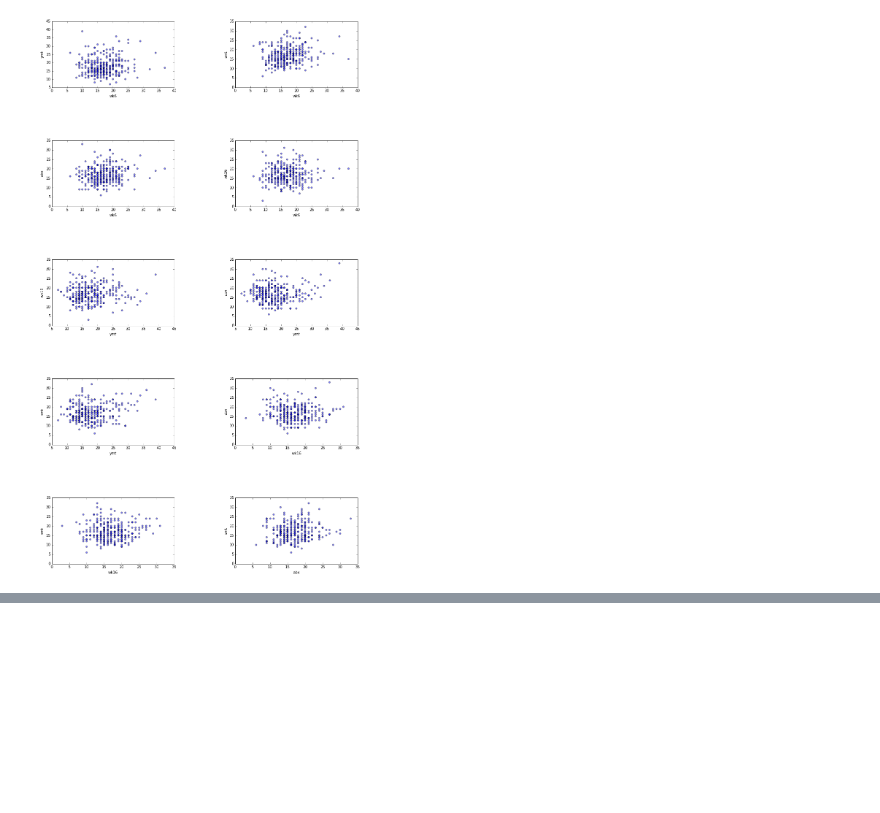
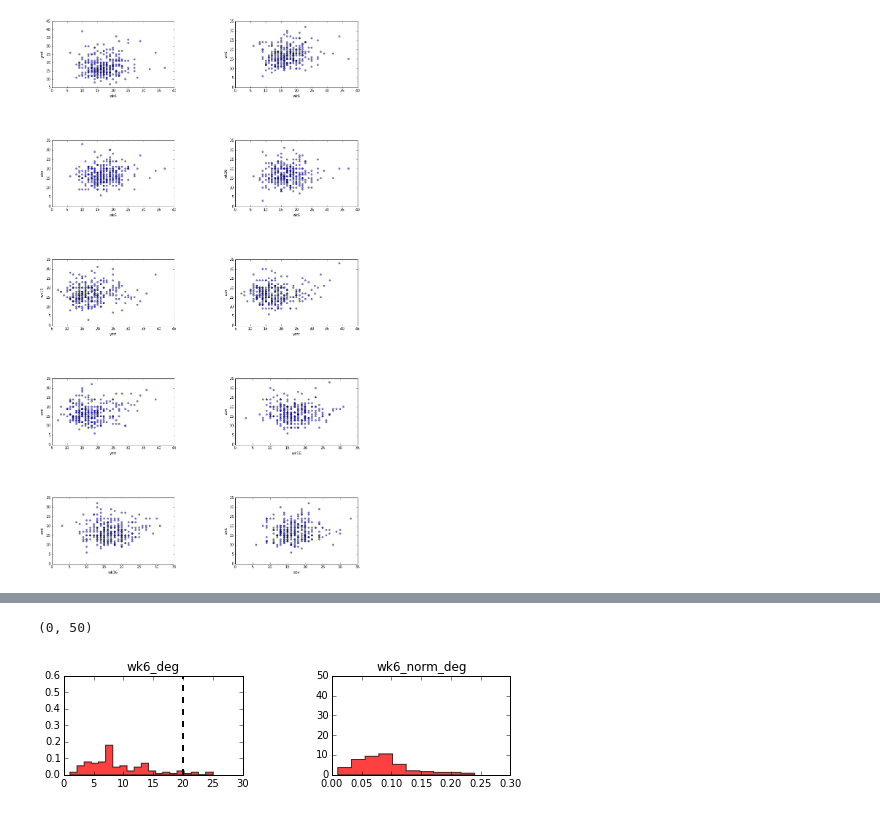
Before and after one commit to dvalenzano/uBiome_Network, a Jupyter notebook: Network_distribution_powerfit.ipynb, the cells around one changed output, grey strips where cells are left out. Saved outputs shown, nothing was run; the diff lists cells and outputs as text; code cells hidden in the pictures; blank space fills up the shorter version.

```diff
--- a/Network_distribution_powerfit.ipynb
+++ b/Network_distribution_powerfit.ipynb
@@ -537,0 +540,4 @@ plt.show()
+# %%
+import numpy as np
+genus = open('../data/DATA_genus_network_cut_20_iterations.txt', 'rU').read()
+genusarr = np.array([i.split('\t') for i in genus.split('\n')[:-1]])
@@ -537,0 +561,28 @@ plt.show()
+# %%
+wk6_g = [i for i in genusarr[1:] if i[1] == 'YI']
+wk16_g = [i for i in genusarr[1:] if i[1] == 'WT']
+ymt_g = [i for i in genusarr[1:] if i[1] == 'YM']
+abx_g = [i for i in genusarr[1:] if i[1] == 'ABX']
+smt_g = [i for i in genusarr[1:] if i[1] == 'SM']
+# %%
+plt.figure(figsize=(8,1))
+
+plt.subplot(1,2,1)
+
+n, bins, patches = plt.hist([int(i[0]) for i in wk6_g], 20, normed=1, facecolor='r', alpha=0.75, histtype='stepfilled')
+plt.title('wk6_deg')
+plt.subplots_adjust(top=1.5, hspace=0.8, wspace=0.5)
+#plt.axvline(np.percentile(np.array([int(i[0]) for i in wk6_g]), 90), color='k', linestyle='--', lw=2)
+plt.axvline(np.percentile(np.array([int(i[0]) for i in wk6_g]), 95), color='k', linestyle='--', lw=2)
+plt.xlim(0,30)
+plt.ylim(0,0.6)
+
+plt.subplot(1,2,2)
+plt.subplots_adjust(top=1.5, hspace=0.8, wspace=0.5)
+n, bins, patches = plt.hist([round(float(i[2]), 2) for i in wk6_g], 10, normed=1, facecolor='r', alpha=0.75, histtype='stepfilled')
+plt.title('wk6_norm_deg')
+plt.xlim(0,0.3)
+plt.ylim(0,50)
+# %% [output]
+(0, 50)
+[figure, added]
```
Also changed, not shown: parts of 10 cells of this notebook.
